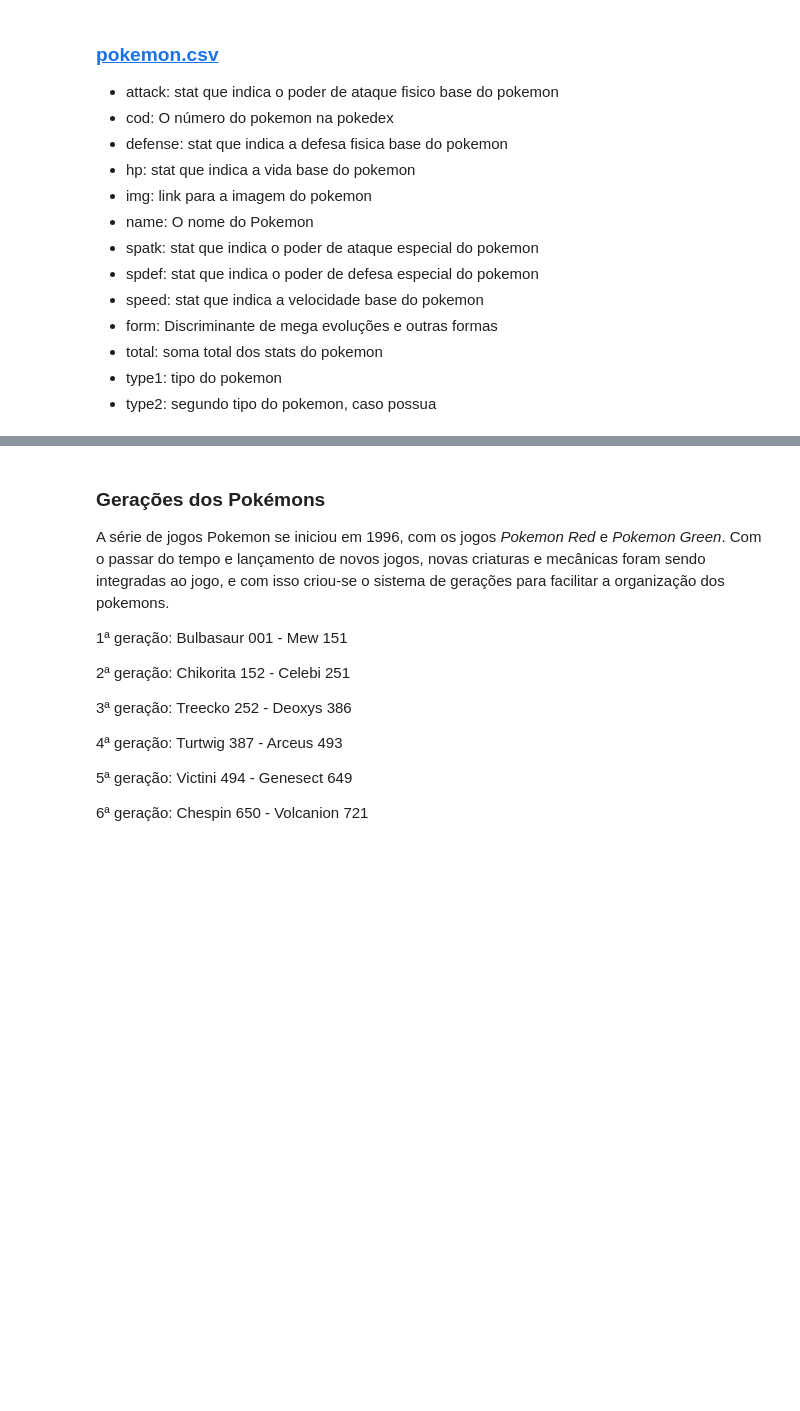
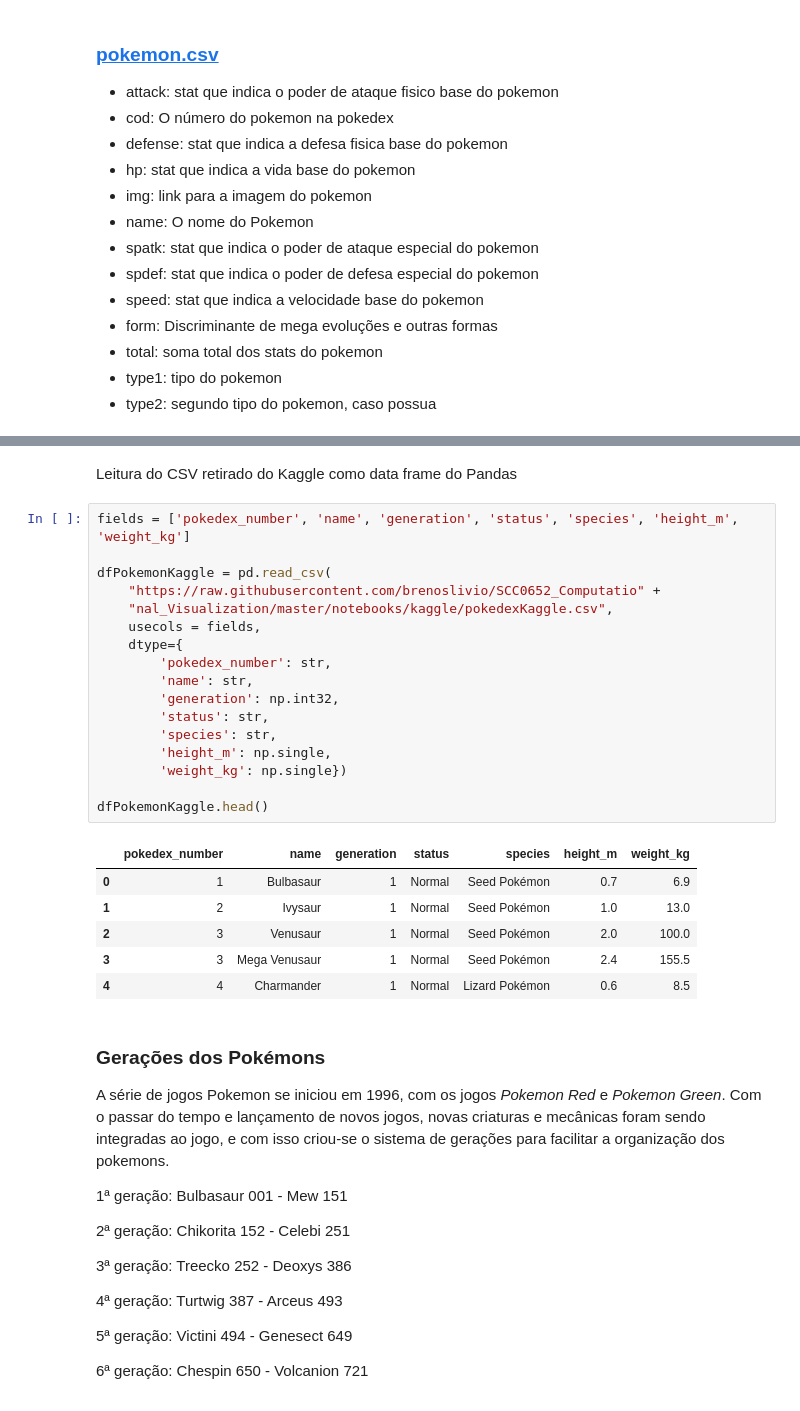
Before and after one commit to BrenoUSP/SCC0652_Computational_Visualization, a Jupyter notebook: notebooks/Projeto_1_Processamento_de_dados.ipynb, the cells around one changed output, grey strips where cells are left out. Drawn from its saved outputs; the diff is of its cells as text; blank space fills up the shorter version.

Commit message:
Reading kaggle dataset

```diff
--- a/notebooks/Projeto_1_Processamento_de_dados.ipynb
+++ b/notebooks/Projeto_1_Processamento_de_dados.ipynb
@@ -69,3 +72,29 @@ dfPokemon.head()
+# %% [markdown]
+Leitura do CSV retirado do Kaggle como data frame do Pandas
+# %%
+fields = ['pokedex_number', 'name', 'generation', 'status', 'species', 'height_m', 'weight_kg']
+
+dfPokemonKaggle = pd.read_csv(
+    "https://raw.githubusercontent.com/brenoslivio/SCC0652_Computatio" +
+    "nal_Visualization/master/notebooks/kaggle/pokedexKaggle.csv",
+    usecols = fields,
+    dtype={
+        'pokedex_number': str,
+        'name': str,
+        'generation': np.int32,
+        'status': str,
+        'species': str,
+        'height_m': np.single,
+        'weight_kg': np.single})
+
+dfPokemonKaggle.head()
+# %% [output]
+|  | pokedex_number | name | generation | status | species | height_m | weight_kg |
+| 0 | 1 | Bulbasaur | 1 | Normal | Seed Pokémon | 0.7 | 6.9 |
+| 1 | 2 | Ivysaur | 1 | Normal | Seed Pokémon | 1.0 | 13.0 |
+| 2 | 3 | Venusaur | 1 | Normal | Seed Pokémon | 2.0 | 100.0 |
+| 3 | 3 | Mega Venusaur | 1 | Normal | Seed Pokémon | 2.4 | 155.5 |
+| 4 | 4 | Charmander | 1 | Normal | Lizard Pokémon | 0.6 | 8.5 |
 # %% [markdown]
 ### Gerações dos Pokémons
 
```
Also changed, not shown: parts of 7 cells of this notebook.
